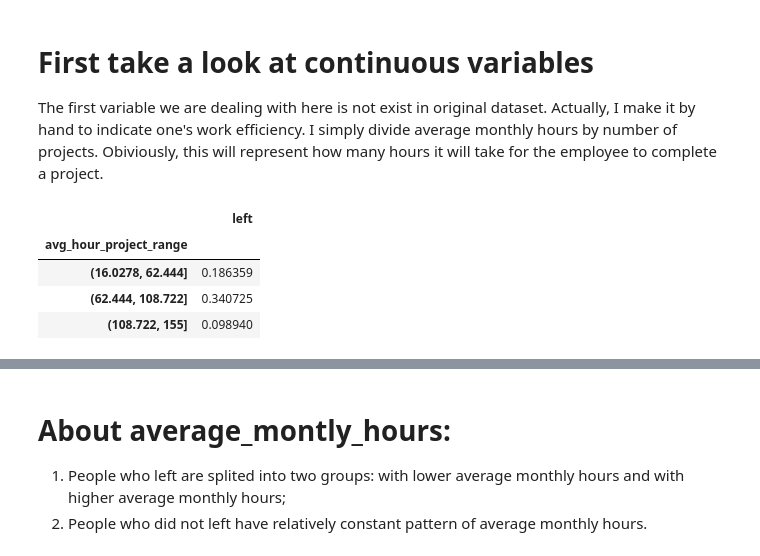
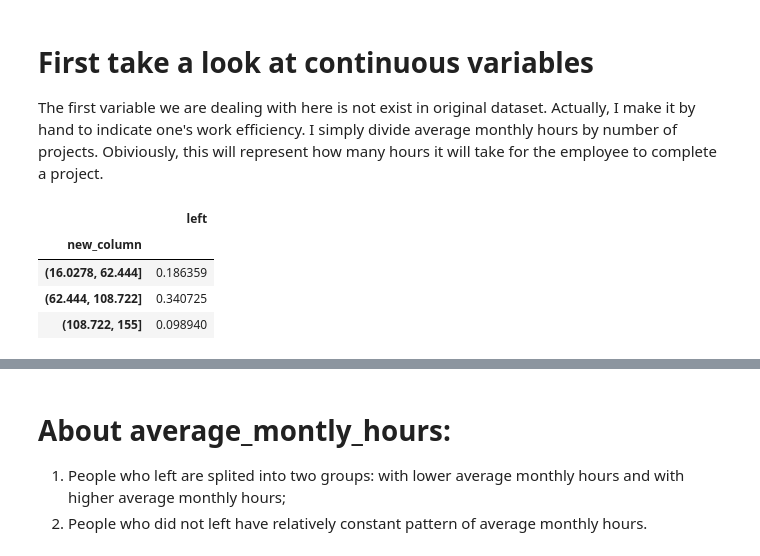
Before and after one commit to Z-Yang-328/Human-Resources-Analysis, a Jupyter notebook: Analysis/Basic Exploration.ipynb, the cells around one changed output, grey strips where cells are left out. Drawn from its saved outputs; the diff is of its cells as text; code cells hidden in the pictures.

```diff
--- a/Analysis/Basic Exploration.ipynb
+++ b/Analysis/Basic Exploration.ipynb
@@ -135,11 +169,10 @@ I simply divide average monthly hours by number of projects.
 Obiviously, this will represent how many hours it will take for the employee to complete a project.
 # %%
 data['avg_hour_project'] = (data['average_montly_hours']) /data['number_project']
-data['avg_hour_project_range'] = pd.cut(data['avg_hour_project'], 3)
-data[['avg_hour_project_range', 'left']].groupby(['avg_hour_project_range']).mean()
+regroupCol(data, 'avg_hour_project')
 # %% [output]
 |  | left |
-| avg_hour_project_range |  |
+| new_column |  |
 | (16.0278, 62.444] | 0.186359 |
 | (62.444, 108.722] | 0.340725 |
 | (108.722, 155] | 0.098940 |
```
Also changed, not shown: parts of 43 cells of this notebook.
